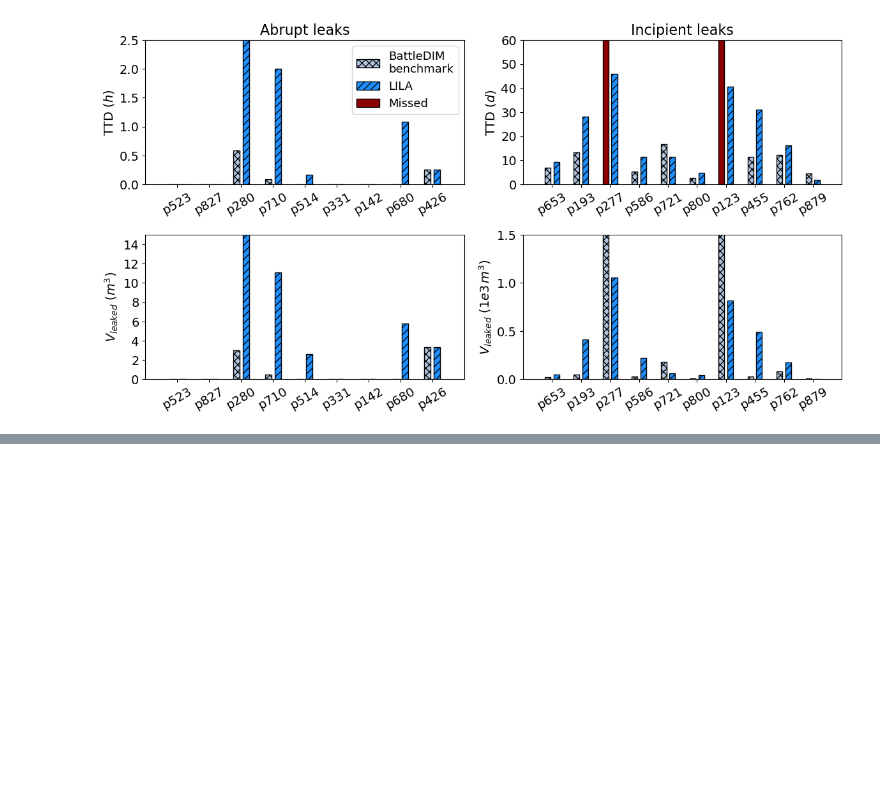
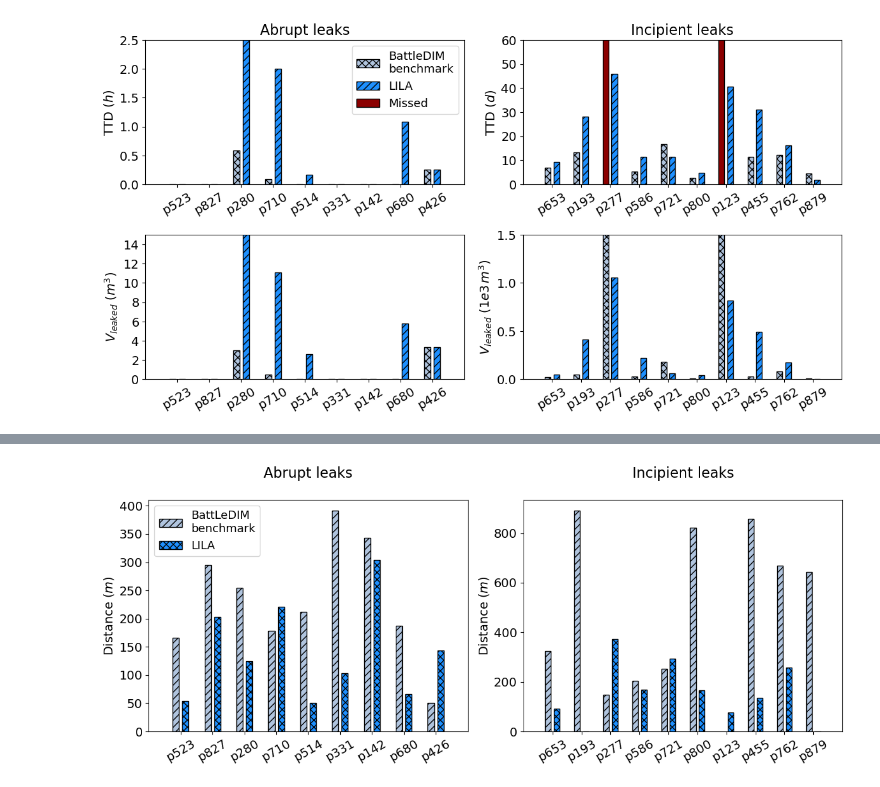
Before and after one commit to SWN-group-at-TU-Berlin/LILA, a Jupyter notebook: LI/2019_leakage_identification.ipynb, the cells around one changed output, grey strips where cells are left out. Drawn from its saved outputs; the diff is of its cells as text; code cells hidden in the pictures; blank space fills up the shorter version.

```diff
--- a/LI/2019_linear_regression_and_error_analysis.ipynb
+++ b/LI/2019_leakage_identification.ipynb
@@ -781,0 +896,49 @@ f.savefig('fig_comparison_cp_detection.png',dpi=300)
+# %%
+plt.style.use(['default'])
+fs = 14
+fig, ax = plt.subplots(1,2,figsize=(12,5))
+width = 0.25
+x_shift = 0.15
+
+df_overview_abrupt = df_loc_dist[df_loc_dist['Leak type']=='abrupt']
+df_overview_incipient = df_loc_dist[df_loc_dist['Leak type']=='incipient']
+
+ax[0].bar(-100, 1, width=0.38, hatch='///',color='lightsteelblue', label='BattLeDIM\nbenchmark', edgecolor='black')
+ax[0].bar(-100, 1, width=0.38, hatch='xxx', color='dodgerblue', label='LILA', edgecolor='black')
+
+ax[0].set_title('Abrupt leaks\n',fontsize=16)
+
+ax[0].bar(np.subtract([i for i in range(df_overview_abrupt.shape[0])],x_shift),
+          df_overview_abrupt['BattLeDIM version'].values,
+          width=0.2, hatch='///',color='lightsteelblue', edgecolor='black')
+ax[0].bar(np.add([i for i in range(df_overview_abrupt.shape[0])],x_shift),
+          df_overview_abrupt['LILA'].values,
+          width=0.2, hatch='xxx', color='dodgerblue', edgecolor='black')
+
+ax[0].set_ylabel('Distance ($m$)',fontsize=14)
+ax[0].set_xticklabels(df_overview_abrupt['True location'],fontsize=fs,rotation=30)
+ax[0].set_xticks([i for i in range(len(df_overview_abrupt))],)
+ax[0].set_xlim([-1,len(df_overview_abrupt['True location'])])
+for tick in ax[0].yaxis.get_major_ticks():
+    tick.label.set_fontsize(fs)
+
+ax[0].legend(loc=0,prop={'size':13})
+
+ax[1].set_title('Incipient leaks\n',fontsize=16)
+ax[1].bar(np.subtract([i for i in range(df_overview_incipient.shape[0])],x_shift),
+          df_overview_incipient['BattLeDIM version'].values,
+          width=0.2, hatch='///',color='lightsteelblue', edgecolor='black')
+ax[1].bar(np.add([i for i in range(df_overview_incipient.shape[0])],x_shift),
+          df_overview_incipient['LILA'].values,
+          width=0.2, hatch='xxx', color='dodgerblue', edgecolor='black')
+
+ax[1].set_ylabel('Distance ($m$)',fontsize=14)
+ax[1].set_xticklabels(df_overview_incipient['True location'],fontsize=fs,rotation=30)
+ax[1].set_xticks([i for i in range(len(df_overview_incipient))],)
+ax[1].set_xlim([-1,len(df_overview_incipient['True location'])])
+for tick in ax[1].yaxis.get_major_ticks():
+    tick.label.set_fontsize(fs)
+fig.tight_layout()
+fig.savefig("localization_distances.png",dpi=300)
+# %% [output]
+[figure, added]
```
Also changed, not shown: parts of 2 cells of this notebook, 1 other file.
